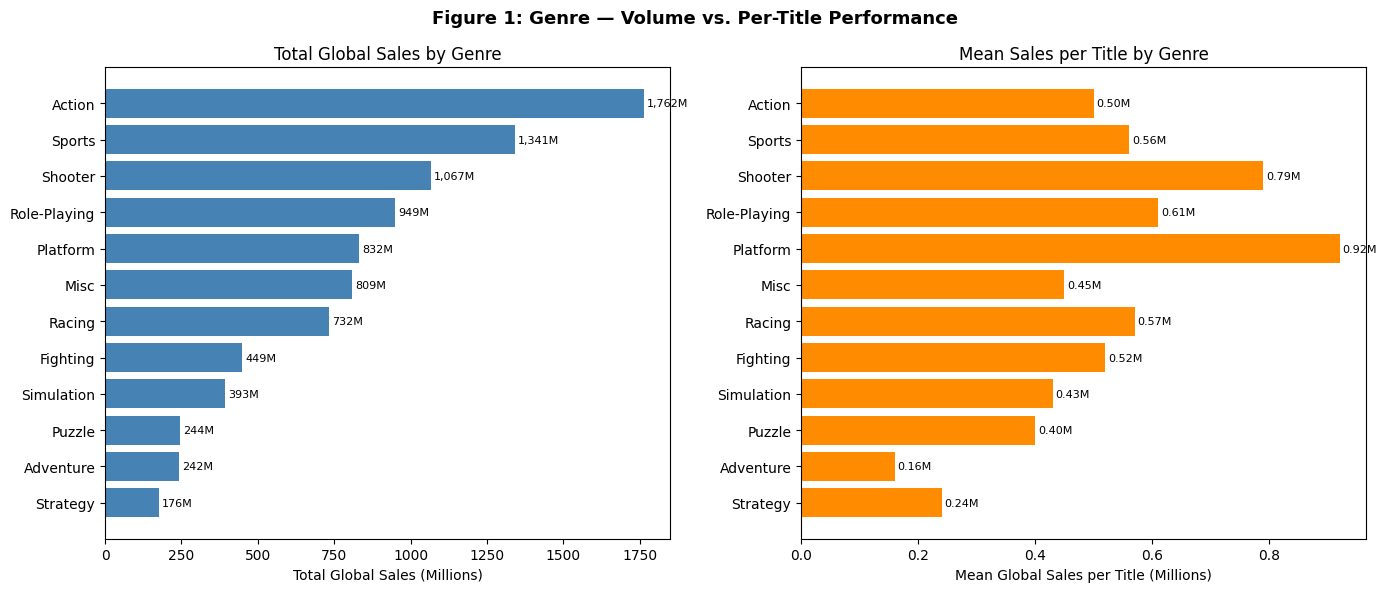
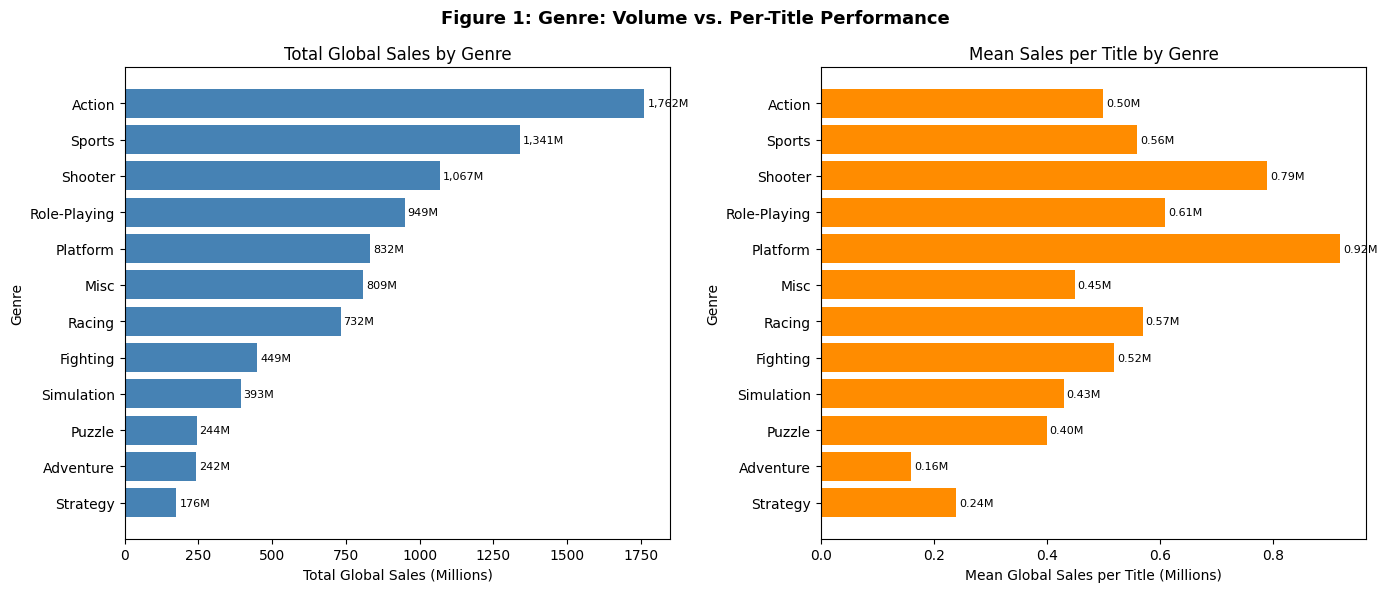
The notebook cell's code change between the first figure and the second:
--- before
+++ after
@@ -1,3 +1,2 @@
-import os
 os.makedirs('../outputs/figures', exist_ok=True)
 
@@ -8,4 +7,5 @@
 bars = axes[0].barh(genre_data['genre'], genre_data['total_global_sales'], color='steelblue')
 axes[0].set_xlabel('Total Global Sales (Millions)')
+axes[0].set_ylabel('Genre')
 axes[0].set_title('Total Global Sales by Genre')
 for bar, val in zip(bars, genre_data['total_global_sales']):
@@ -15,4 +15,5 @@
 bars2 = axes[1].barh(genre_data['genre'], genre_data['mean_global_sales'], color='darkorange')
 axes[1].set_xlabel('Mean Global Sales per Title (Millions)')
+axes[1].set_ylabel('Genre')
 axes[1].set_title('Mean Sales per Title by Genre')
 for bar, val in zip(bars2, genre_data['mean_global_sales']):
@@ -20,5 +21,5 @@
                  f'{val:.2f}M', va='center', fontsize=8)
 
-fig.suptitle('Figure 1: Genre — Volume vs. Per-Title Performance', fontsize=13, fontweight='bold')
+fig.suptitle('Figure 1: Genre: Volume vs. Per-Title Performance', fontsize=13, fontweight='bold')
 plt.tight_layout()
 plt.savefig('../outputs/figures/fig1_genre_market_overview.png', dpi=150, bbox_inches='tight')

Commit: Apply analytical, citation, and style fixes across notebook, report, and README